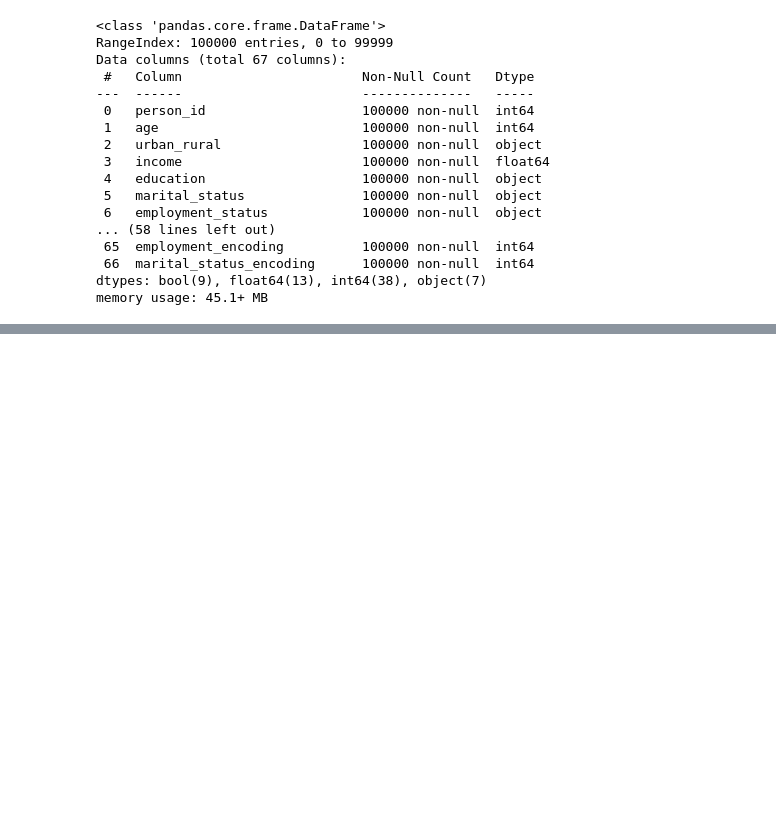
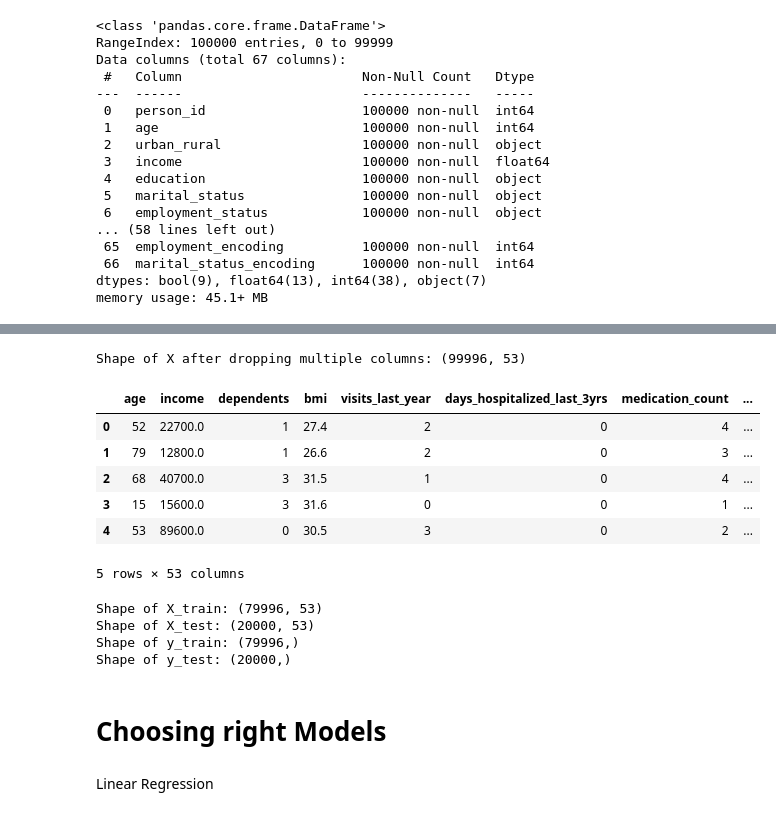
Before and after one commit to PG123-ops/insurance_cost_analysis_prediction, a Jupyter notebook: Med_insurance_cost_prediction.ipynb, the cells around one changed output, grey strips where cells are left out. Saved outputs shown, nothing was run; the diff lists cells and outputs as text; code cells hidden in the pictures; blank space fills up the shorter version.

```diff
--- a/Med_insurance_cost_prediction.ipynb
+++ b/Med_insurance_cost_prediction.ipynb
@@ -285,0 +370,5 @@ memory usage: 45.1+ MB
+# %%
+outliers = df[df["income"] > 700000]
+
+print(outliers)
+df_clean = df[df["income"] <= 700000]
@@ -285,0 +393,30 @@ memory usage: 45.1+ MB
+# %%
+X = df_clean.drop(columns=['annual_premium', 'person_id', 'annual_medical_cost','hospitalizations_last_3yrs',
+                     'monthly_premium','risk_score','household_size'])
+y = df_clean['annual_premium']
+
+print("Shape of X after dropping multiple columns:", X.shape)
+display(X.head())
+# %% [output]
+Shape of X after dropping multiple columns: (99996, 53)
+|  | age | income | dependents | bmi | visits_last_year | days_hospitalized_last_3yrs | medication_count | ... |
+| 0 | 52 | 22700.0 | 1 | 27.4 | 2 | 0 | 4 | ... |
+| 1 | 79 | 12800.0 | 1 | 26.6 | 2 | 0 | 3 | ... |
+| 2 | 68 | 40700.0 | 3 | 31.5 | 1 | 0 | 4 | ... |
+| 3 | 15 | 15600.0 | 3 | 31.6 | 0 | 0 | 1 | ... |
+| 4 | 53 | 89600.0 | 0 | 30.5 | 3 | 0 | 2 | ... |
+5 rows × 53 columns
+# %%
+from sklearn.model_selection import train_test_split
+
+X_train, X_test, y_train, y_test = train_test_split(X, y, test_size=0.2, random_state=42)
+
+print("Shape of X_train:", X_train.shape)
+print("Shape of X_test:", X_test.shape)
+print("Shape of y_train:", y_train.shape)
+print("Shape of y_test:", y_test.shape)
+# %% [output]
+Shape of X_train: (79996, 53)
+Shape of X_test: (20000, 53)
+Shape of y_train: (79996,)
+Shape of y_test: (20000,)
@@ -285,0 +435,4 @@ memory usage: 45.1+ MB
+# %% [markdown]
+# Choosing right Models
+# %% [markdown]
+Linear Regression
```
Also changed, not shown: parts of 14 cells of this notebook.
